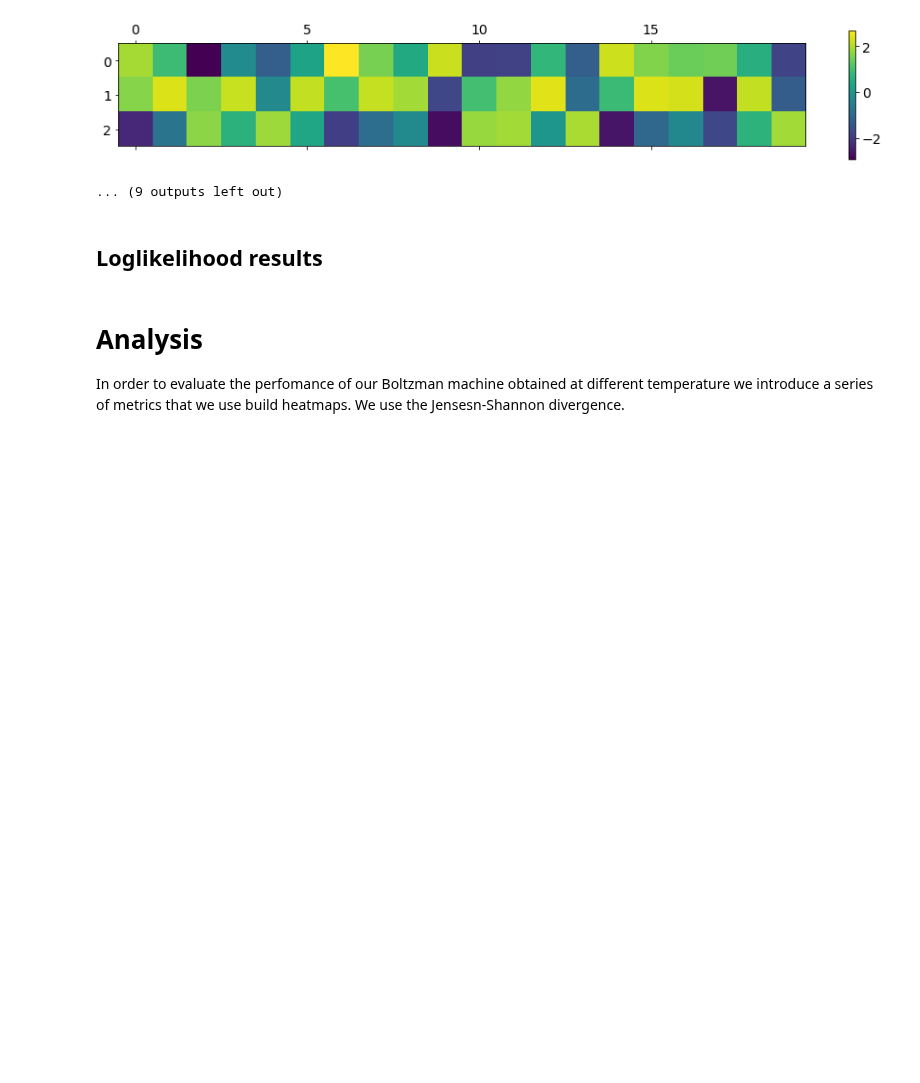
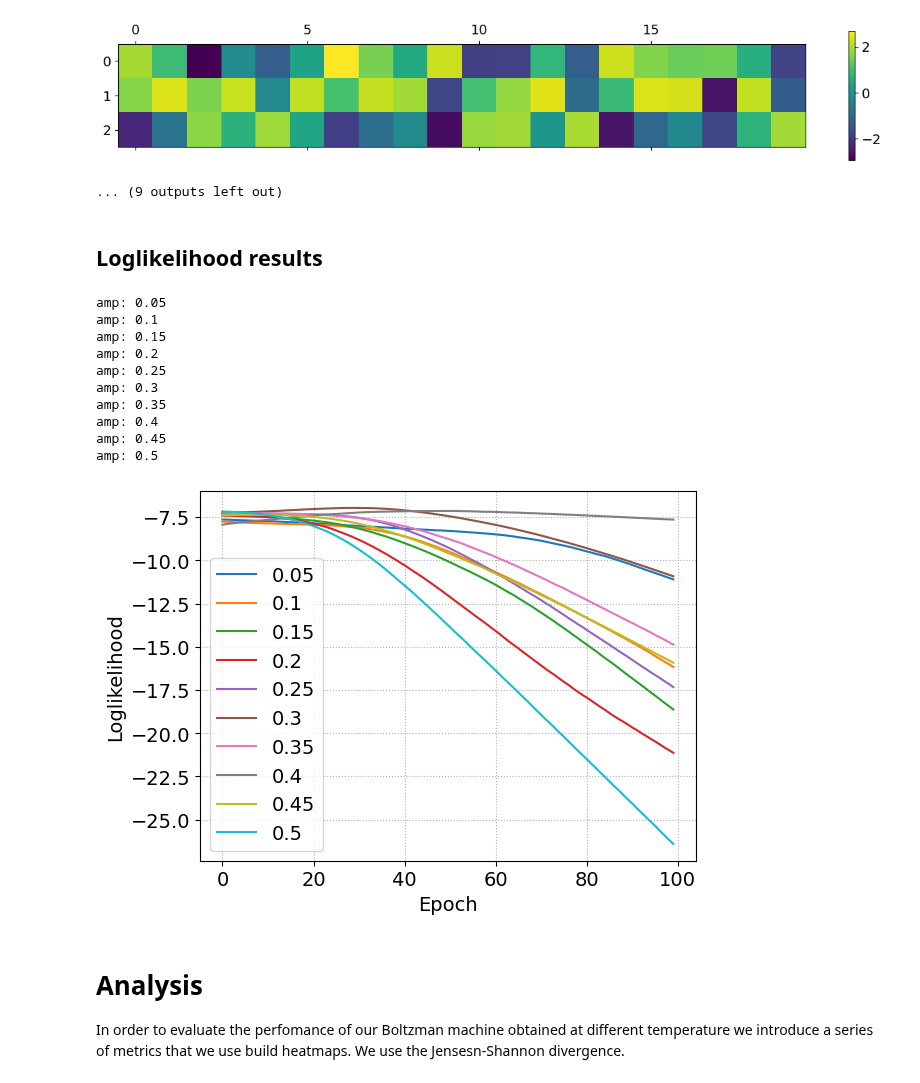
Before and after one commit to threeblueonebrowneyes/lcpb-homework, a Jupyter notebook: HW_02/Unified_group2305_exercise2.ipynb, the cells around one changed output. Drawn from its saved outputs; the diff is of its cells as text; code cells hidden in the pictures; blank space fills up the shorter version.

```diff
--- a/HW_02/Unified_group2305_exercise2.ipynb
+++ b/HW_02/Unified_group2305_exercise2.ipynb
@@ -364,0 +342,3 @@ def Log(w, a, b):
+# %%
+v_data = v0
+print(v_data.shape)
@@ -374,9 +406,12 @@ l_rate = 1e-3
 # minibatch
 mini_batch = 500
 
+#Loglikelihood
+Loglikelihood = np.zeros((len(amp_list), n_epochs))
+
 # train model
 print('===================================================')
-for amp in amp_list:
+for i, amp in enumerate(amp_list):
 
     rbm = boltzmanmachine(L,M,sigma,vmin=vmin, spin=spin)
     print(amp, end=' ')
@@ -389,6 +424,9 @@ for amp in amp_list:
                       n_contrastive_div=cdn,
                       Amp_training=amp,
                       Algorithm=Algorithm)
+
+        #Loglikelihood
+        Loglikelihood[i, epoch] = Log(rbm.w, rbm.a, rbm.b)
 
         # randomize the order of input data
         np.random.shuffle(v)
@@ -431,8 +469,39 @@ for amp in amp_list:
 0.3 01234567891011121314151617181920212223242526272829303132333435363738394041424344454647484950515253545556575859606162636465666768697071727374757677787980818283848586878889909192939495969798
 [figure]
 ... (9 outputs left out)
-# %% [markdown]
-## Loglikelihood results
+# %% [markdown]
+## Loglikelihood results
+# %%
+epochs_list = np.arange(n_epochs)
+# plt.plot(epochs_list, Loglikelihood)
+# plt.xlabel('Epoch')
+# plt.ylabel('Loglikelihood')
+# plt.grid(linestyle='dotted')
+# #plt.legend(loc='lower right')
+# plt.show()
+
+for i, amp in enumerate(amp_list):
+    print('amp:', amp)
+    plt.plot(epochs_list, np.reshape(Loglikelihood, (10,100))[i], label=f'{amp}')
+
+plt.xlabel('Epoch')
+plt.ylabel('Loglikelihood')
+plt.grid(linestyle='dotted')
+plt.legend(loc='lower left')
+plt.savefig('Loglikelihood.png')
+plt.show()
+# %% [output]
+amp: 0.05
+amp: 0.1
+amp: 0.15
+amp: 0.2
+amp: 0.25
+amp: 0.3
+amp: 0.35
+amp: 0.4
+amp: 0.45
+amp: 0.5
+[figure, added]
 # %% [markdown]
 # Analysis
 In order to evaluate the perfomance of our Boltzman machine obtained at different temperature we introduce a series of metrics that we use build heatmaps. We use the Jensesn-Shannon divergence.
```
Also changed, not shown: parts of 35 cells of this notebook, 3 other files.
